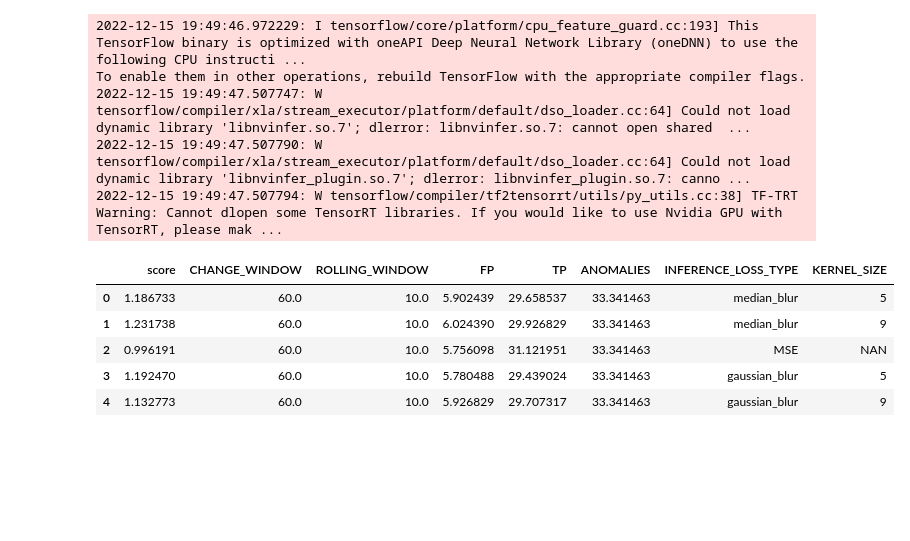
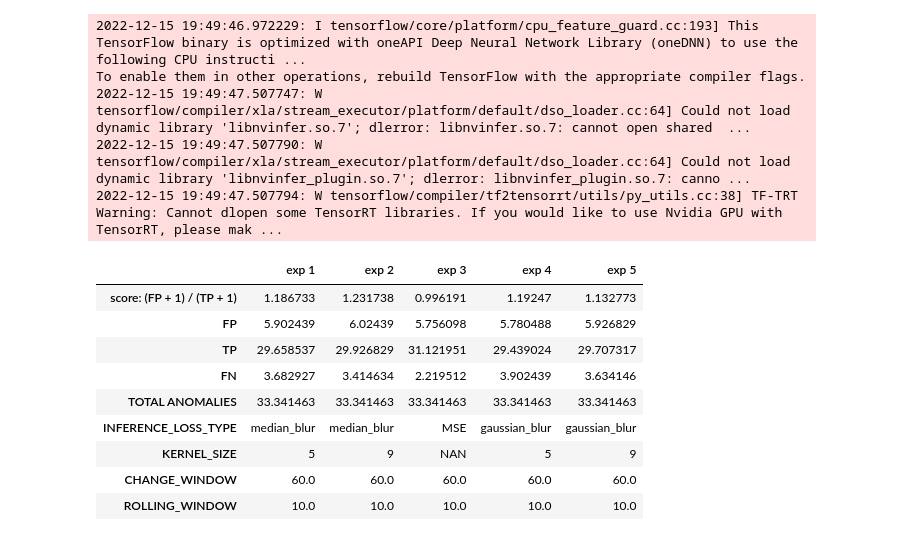
Before and after one commit to smoothjazzuser/videogame-anomaly, a Jupyter notebook: analysis.ipynb, the cells around one changed output. Saved outputs shown, nothing was run; the diff lists cells and outputs as text; code cells hidden in the pictures; blank space fills up the shorter version.

```diff
--- a/analysis.ipynb
+++ b/analysis.ipynb
@@ -75,21 +75,36 @@ To enable them in other operations, rebuild TensorFlow with the appropriate comp
 2022-12-15 19:49:47.507794: W tensorflow/compiler/tf2tensorrt/utils/py_utils.cc:38] TF-TRT Warning: Cannot dlopen some TensorRT libraries. If you would like to use Nvidia GPU with TensorRT, please mak ...
 # %%
 # all vars to leep track of. Load previous data if it exists, and extend it where new info is present
+show = pd.DataFrame()
 collumns = ['score','CHANGE_WINDOW', 'ROLLING_WINDOW', 'FP', 'TP', 'ANOMALIES', 'ARCHITECHURE', 'EPOCHS', 'INFERENCE_LOSS_TYPE', 'TRAINING_LOSS_TYPE', "KERNEL_SIZE"]
 if os.path.exists('results.csv'):
     df = pd.read_csv('results.csv')
     df = df[collumns]
     df
 
-#view certain collumns
-df[['score','CHANGE_WINDOW', 'ROLLING_WINDOW', 'FP', 'TP', 'ANOMALIES', 'INFERENCE_LOSS_TYPE', "KERNEL_SIZE"]].head(10)
+    df['FN'] = df['ANOMALIES'] - df['TP']
+    #view certain collumns
+    show = df[['score','FP', 'TP', 'FN', 'ANOMALIES', 'INFERENCE_LOSS_TYPE', "KERNEL_SIZE", 'CHANGE_WINDOW', 'ROLLING_WINDOW']]
+    #rename score to """score: (FP + 1) / (TP + 1)"""
+    show = show.rename(columns={'score': 'score: (FP + 1) / (TP + 1)'})
+    show = show.rename(columns={'ANOMALIES': 'TOTAL ANOMALIES'})
+    #transpose show
+    show = show.T
+    #rename collumns to "exp {number + 1}"
+    show.columns = ["exp " + str(i) for i in range(1, len(show.columns) + 1)]
+
+show.head(10)
 # %% [output]
-|  | score | CHANGE_WINDOW | ROLLING_WINDOW | FP | TP | ANOMALIES | INFERENCE_LOSS_TYPE | KERNEL_SIZE |
-| 0 | 1.186733 | 60.0 | 10.0 | 5.902439 | 29.658537 | 33.341463 | median_blur | 5 |
-| 1 | 1.231738 | 60.0 | 10.0 | 6.024390 | 29.926829 | 33.341463 | median_blur | 9 |
-| 2 | 0.996191 | 60.0 | 10.0 | 5.756098 | 31.121951 | 33.341463 | MSE | NAN |
-| 3 | 1.192470 | 60.0 | 10.0 | 5.780488 | 29.439024 | 33.341463 | gaussian_blur | 5 |
-| 4 | 1.132773 | 60.0 | 10.0 | 5.926829 | 29.707317 | 33.341463 | gaussian_blur | 9 |
+|  | exp 1 | exp 2 | exp 3 | exp 4 | exp 5 |
+| score: (FP + 1) / (TP + 1) | 1.186733 | 1.231738 | 0.996191 | 1.19247 | 1.132773 |
+| FP | 5.902439 | 6.02439 | 5.756098 | 5.780488 | 5.926829 |
+| TP | 29.658537 | 29.926829 | 31.121951 | 29.439024 | 29.707317 |
+| FN | 3.682927 | 3.414634 | 2.219512 | 3.902439 | 3.634146 |
+| TOTAL ANOMALIES | 33.341463 | 33.341463 | 33.341463 | 33.341463 | 33.341463 |
+| INFERENCE_LOSS_TYPE | median_blur | median_blur | MSE | gaussian_blur | gaussian_blur |
+| KERNEL_SIZE | 5 | 9 | NAN | 5 | 9 |
+| CHANGE_WINDOW | 60.0 | 60.0 | 60.0 | 60.0 | 60.0 |
+| ROLLING_WINDOW | 10.0 | 10.0 | 10.0 | 10.0 | 10.0 |
 # %%
 #vars
 loss_sections = 1
```
